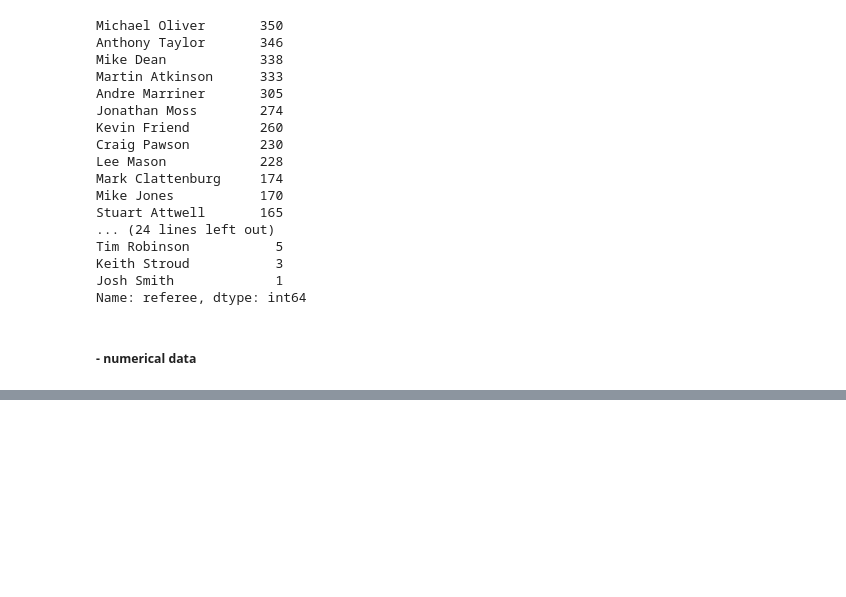
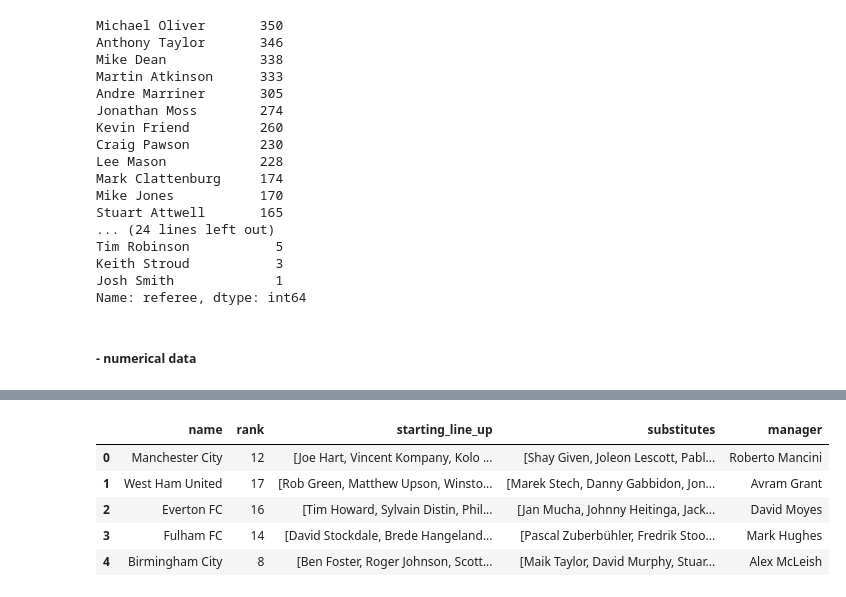
Before and after one commit to vitality1994/Soccer_Player_Recommendation_Service, a Jupyter notebook: data_quality_check_Premier.ipynb, the cells around one changed output, grey strips where cells are left out. Saved outputs shown, nothing was run; the diff lists cells and outputs as text; code cells hidden in the pictures; blank space fills up the shorter version.

```diff
--- a/data_quality_check_Premier.ipynb
+++ b/data_quality_check_Premier.ipynb
@@ -314,0 +339,9 @@ match_general_info.describe()
+# %%
+away_team_details.head()
+# %% [output]
+|  | name | rank | starting_line_up | substitutes | manager |
+| 0 | Manchester City | 12 | [Joe Hart, Vincent Kompany, Kolo ... | [Shay Given, Joleon Lescott, Pabl... | Roberto Mancini |
+| 1 | West Ham United | 17 | [Rob Green, Matthew Upson, Winsto... | [Marek Stech, Danny Gabbidon, Jon... | Avram Grant |
+| 2 | Everton FC | 16 | [Tim Howard, Sylvain Distin, Phil... | [Jan Mucha, Johnny Heitinga, Jack... | David Moyes |
+| 3 | Fulham FC | 14 | [David Stockdale, Brede Hangeland... | [Pascal Zuberbühler, Fredrik Stoo... | Mark Hughes |
+| 4 | Birmingham City | 8 | [Ben Foster, Roger Johnson, Scott... | [Maik Taylor, David Murphy, Stuar... | Alex McLeish |
```
Also changed, not shown: parts of 42 cells of this notebook, 55 other files.
